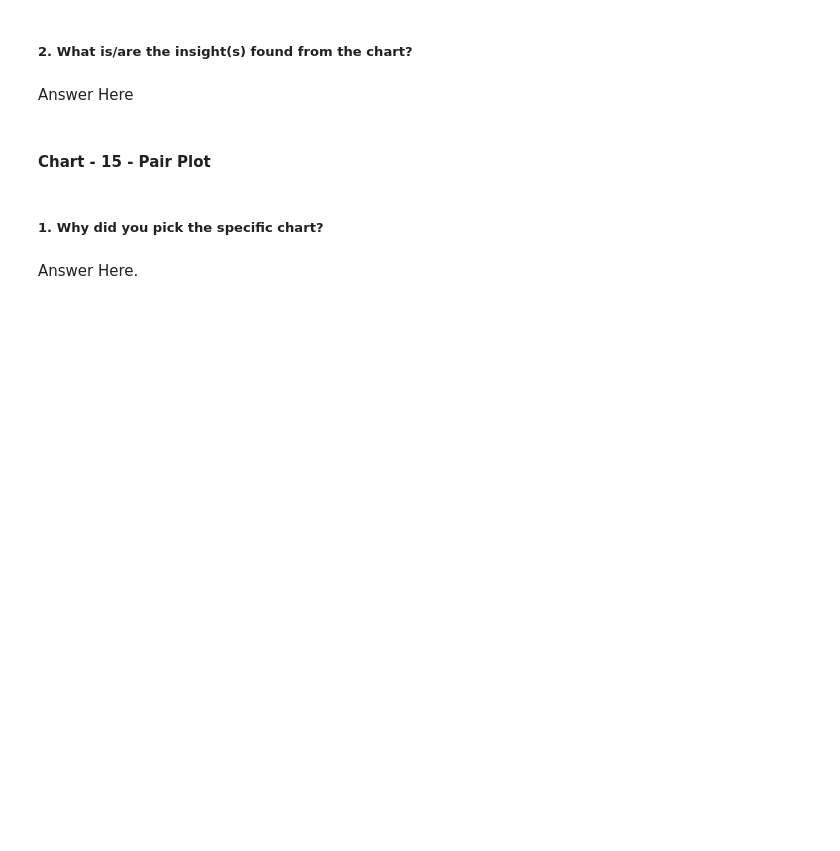
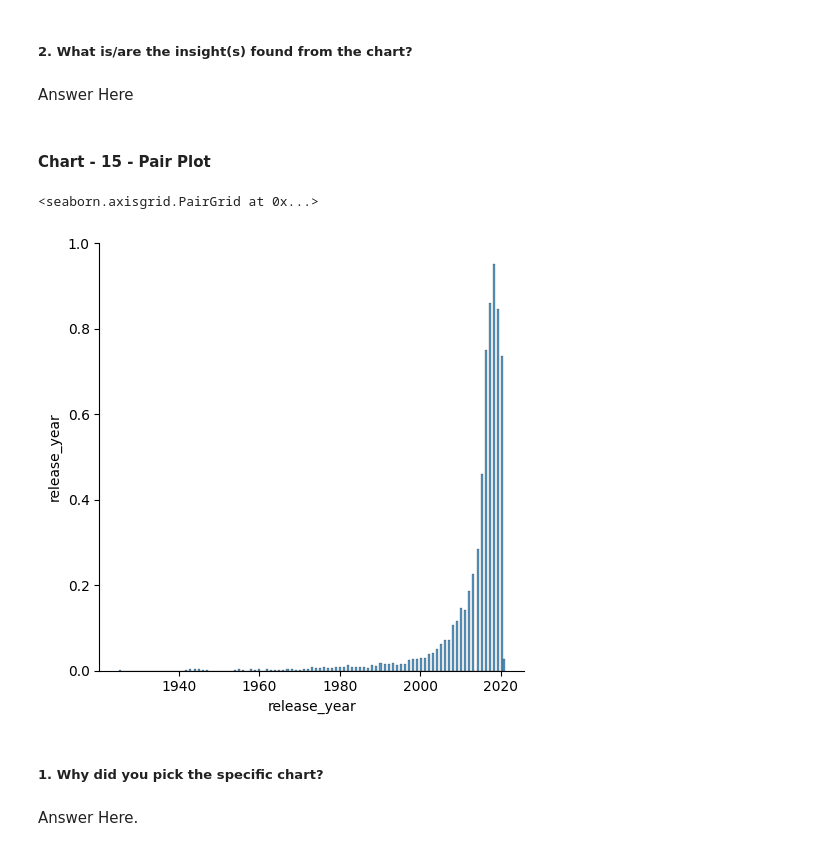
Before and after one commit to treasure823/Netflix-Movies-and-TV-Shows-Clustering-Unsupervised-Machine-Learning, a Jupyter notebook: Netflix_Movies_and_TV_Shows_Clustering_Unsupervised_Machine_Learning_Capstone_4_Project.ipynb, the cells around one changed output. Cells and saved outputs as stored; diff of their text form; code cells hidden in the pictures; blank space fills up the shorter version.

```diff
--- a/Netflix_Movies_and_TV_Shows_Clustering_Unsupervised_Machine_Learning_Capstone_4_Project.ipynb
+++ b/Netflix_Movies_and_TV_Shows_Clustering_Unsupervised_Machine_Learning_Capstone_4_Project.ipynb
@@ -782,6 +782,10 @@ Answer Here
 #### Chart - 15 - Pair Plot
 # %%
 # Pair Plot visualization code
+sns.pairplot(df[influential_features],size=5)
+# %% [output]
+<seaborn.axisgrid.PairGrid at 0x...>
+[figure, added]
 # %% [markdown]
 ##### 1. Why did you pick the specific chart?
 # %% [markdown]
```
